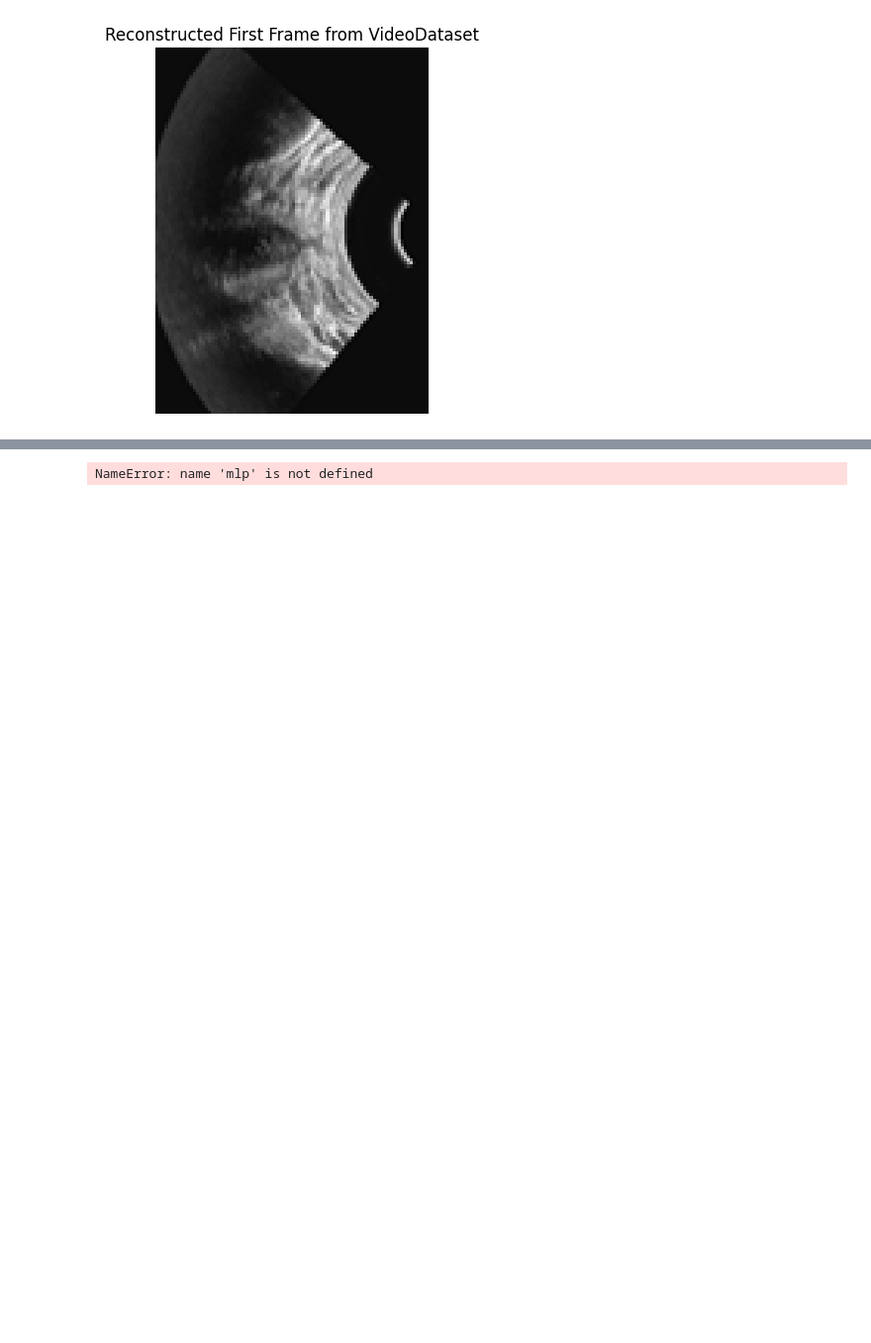
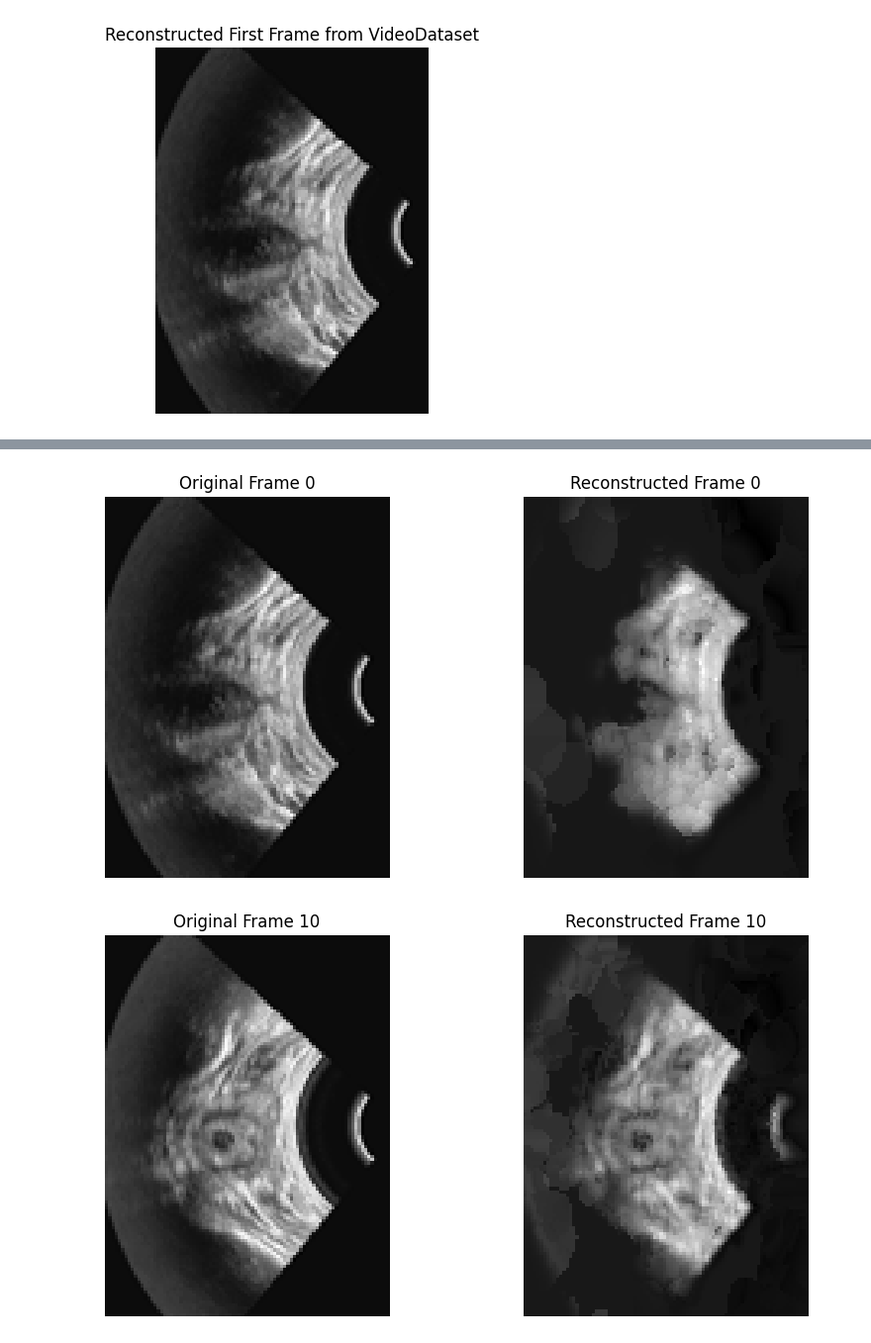
Before and after one commit to kacpermarzol/MedGenie, a Jupyter notebook: medgenie.ipynb, the cells around one changed output, grey strips where cells are left out. Shown at 99% size. Drawn from its saved outputs; the diff is of its cells as text; code cells hidden in the pictures; blank space fills up the shorter version.

```diff
--- a/medgenie.ipynb
+++ b/medgenie.ipynb
@@ -18,3 +1,6 @@ Mounted at /content/drive
+# %%
+video_folder_path = 'prostate_paper_img/original'
+mask_folder_path = 'prostate_paper_labels/original'
 # %%
 import os
 from PIL import Image
@@ -74,11 +60,12 @@ class VideoDataset(Dataset):
         self.time_coords = torch.linspace(0, 1, self.num_frames)
         self.pixels = torch.tensor(self.video_frames, dtype=torch.float32).view(-1, self.channels)
 
-    def get_mgrid_original_size(self, sidelength_x, sidelength_y):
-        tensors = (torch.linspace(0, 1, steps=sidelength_x), torch.linspace(0, 1, steps=sidelength_y))
-        mgrid = torch.stack(torch.meshgrid(*tensors, indexing='ij'), dim=-1)
-        mgrid = mgrid.reshape(-1, 2)
-        return mgrid
+    def get_mgrid_original_size(self, width, height):
+        y = torch.linspace(0, 1, steps=height)
+        x = torch.linspace(0, 1, steps=width)
+        mgrid = torch.stack(torch.meshgrid(y, x, indexing='ij'), dim=-1)  # shape (H, W, 2)
+        return mgrid.reshape(-1, 2)
+
 
     def __len__(self):
         return self.num_frames * self.height * self.width
@@ -349,7 +390,7 @@ class MLPWithHashEncoding(nn.Module):
         self.in_dim = 3
         self.encoder = SplashEncoding(
             n_features_per_gauss=n_features_per_gauss,
-            n_gausses=40000,
+            n_gausses=100000,
             knn_algorithm=knn_algorithm,
             means=seed_points,
             densify=densify,
@@ -446,42 +539,44 @@ Training finished.
 # %%
 mlp.eval()
-frame_index_to_reconstruct =  23
-if frame_index_to_reconstruct < len(video_frames):
-    height = video_dataset.height
-    width = video_dataset.width
-    time_coord_for_frame = video_dataset.time_coords[frame_index_to_reconstruct].unsqueeze(-1)
-    coords_single_frame = video_dataset.coords_single_frame
-    input_coords_for_frame = torch.cat((coords_single_frame, time_coord_for_frame.expand(coords_single_frame.shape[0], -1)), dim=-1)
+frame_index_to_reconstruct =  30
+
+for frame_index_to_reconstruct in range(0,80, 10):
+    if frame_index_to_reconstruct < len(video_frames):
+        height = video_dataset.height
+        width = video_dataset.width
+        time_coord_for_frame = video_dataset.time_coords[frame_index_to_reconstruct].unsqueeze(-1)
+        coords_single_frame = video_dataset.coords_single_frame
+        input_coords_for_frame = torch.cat((coords_single_frame, time_coord_for_frame.expand(coords_single_frame.shape[0], -1)), dim=-1)
 
 
-    input_coords_for_frame = input_coords_for_frame.to(device)
-    with torch.no_grad():
-        reconstructed_pixels_flat = mlp(input_coords_for_frame)
+        input_coords_for_frame = input_coords_for_frame.to(device)
+        with torch.no_grad():
+            reconstructed_pixels_flat = mlp(input_coords_for_frame)
 
-    if video_dataset.channels == 1:
-        reconstructed_frame = reconstructed_pixels_flat.view(height, width).cpu().numpy()
-        cmap = 'gray'
-    else:
-        reconstructed_frame = reconstructed_pixels_flat.view(height, width, video_dataset.channels).cpu().numpy()
-        cmap = None
+        if video_dataset.channels == 1:
+            reconstructed_frame = reconstructed_pixels_flat.view(height, width).cpu().numpy()
+            cmap = 'gray'
+        else:
+            reconstructed_frame = reconstructed_pixels_flat.view(height, width, video_dataset.channels).cpu().numpy()
+            cmap = None
 
 
-    plt.figure(figsize=(10, 5))
+        plt.figure(figsize=(10, 5))
 
-    plt.subplot(1, 2, 1)
-    original_frame = video_frames[frame_index_to_reconstruct].squeeze(-1) if video_dataset.channels == 1 else video_frames[frame_index_to_reconstruct]
-    plt.imshow(original_frame, cmap=cmap)
-    plt.title(f"Original Frame {frame_index_to_reconstruct}")
-    plt.axis('off')
+        plt.subplot(1, 2, 1)
+        original_frame = video_frames[frame_index_to_reconstruct].squeeze(-1) if video_dataset.channels == 1 else video_frames[frame_index_to_reconstruct]
+        plt.imshow(original_frame, cmap=cmap)
+        plt.title(f"Original Frame {frame_index_to_reconstruct}")
+        plt.axis('off')
 
-    plt.subplot(1, 2, 2)
-    plt.imshow(reconstructed_frame, cmap=cmap)
-    plt.title(f"Reconstructed Frame {frame_index_to_reconstruct}")
-    plt.axis('off')
+        plt.subplot(1, 2, 2)
+        plt.imshow(reconstructed_frame, cmap=cmap)
+        plt.title(f"Reconstructed Frame {frame_index_to_reconstruct}")
+        plt.axis('off')
+        plt.show()
 
-    plt.show()
-
-else:
-    print(f"Frame index {frame_index_to_reconstruct} is out of bounds. The video has {len(video_frames)} frames.")
+    else:
+        print(f"Frame index {frame_index_to_reconstruct} is out of bounds. The video has {len(video_frames)} frames.")
 # %% [output]
-NameError: name 'mlp' is not defined
+[figure, added]
+[figure, added]
```
Also changed, not shown: parts of 16 cells of this notebook.
